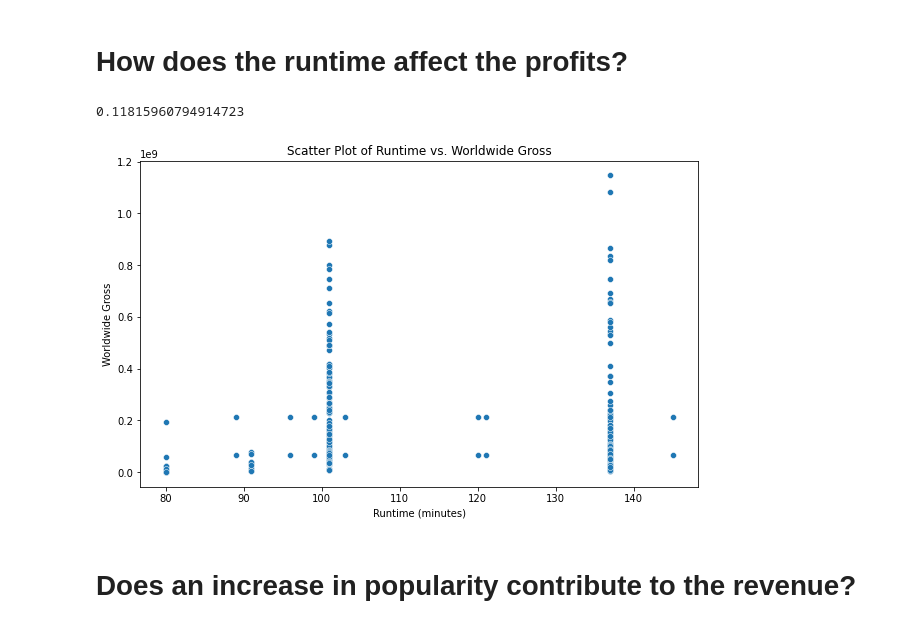
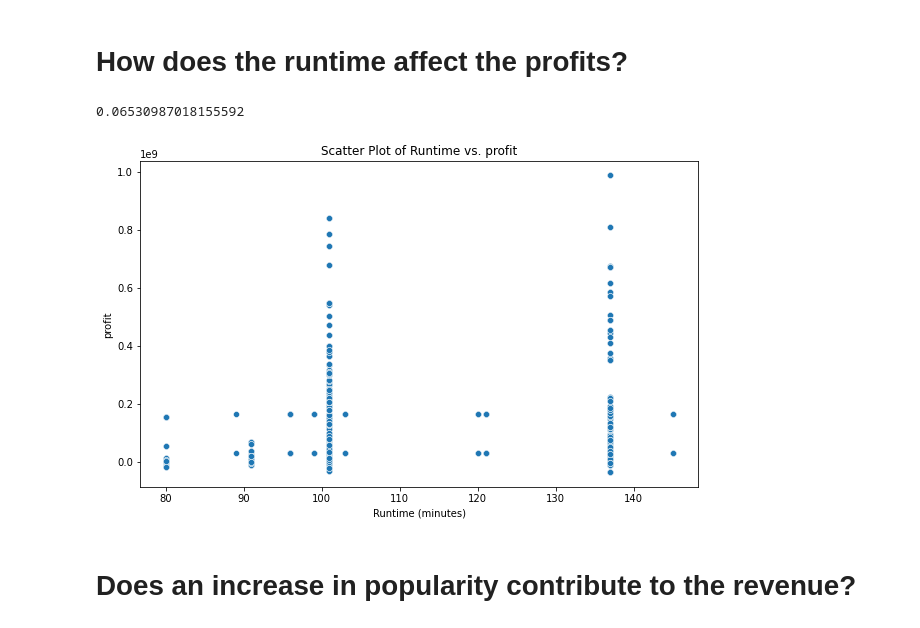
Before and after one commit to MyraKadenge/phase-1-project-v2-4, a Jupyter notebook: student.ipynb, the cells around one changed output. Cells and saved outputs as stored; diff of their text form; code cells hidden in the pictures.

```diff
--- a/student.ipynb
+++ b/student.ipynb
@@ -671,18 +671,18 @@ final_dataset1
 # %% [markdown]
 # How does the runtime affect the profits?
 # %%
-correlation=final_dataset['runtime'].corr(final_dataset['worldwide_gross'])
+correlation=final_dataset1['runtime'].corr(final_dataset1['profit'])
 print(correlation)
 # %% [output]
-0.11815960794914723
+0.06530987018155592
 # %%
 plt.figure(figsize=(10, 6))
-sns.scatterplot(data=final_dataset, x='runtime', y='worldwide_gross')
-plt.title('Scatter Plot of Runtime vs. Worldwide Gross')
+sns.scatterplot(data=final_dataset1, x='runtime', y='profit')
+plt.title('Scatter Plot of Runtime vs. profit')
 plt.xlabel('Runtime (minutes)')
-plt.ylabel('Worldwide Gross')
+plt.ylabel('profit')
 plt.show()
 # %% [output]
-[figure, old version]
+[figure, new version]
 # %%
 #the scatter plot does not show any correlation between run time and profit meeaning microsoft does not need to
```
Also changed, not shown: parts of 7 cells of this notebook.
